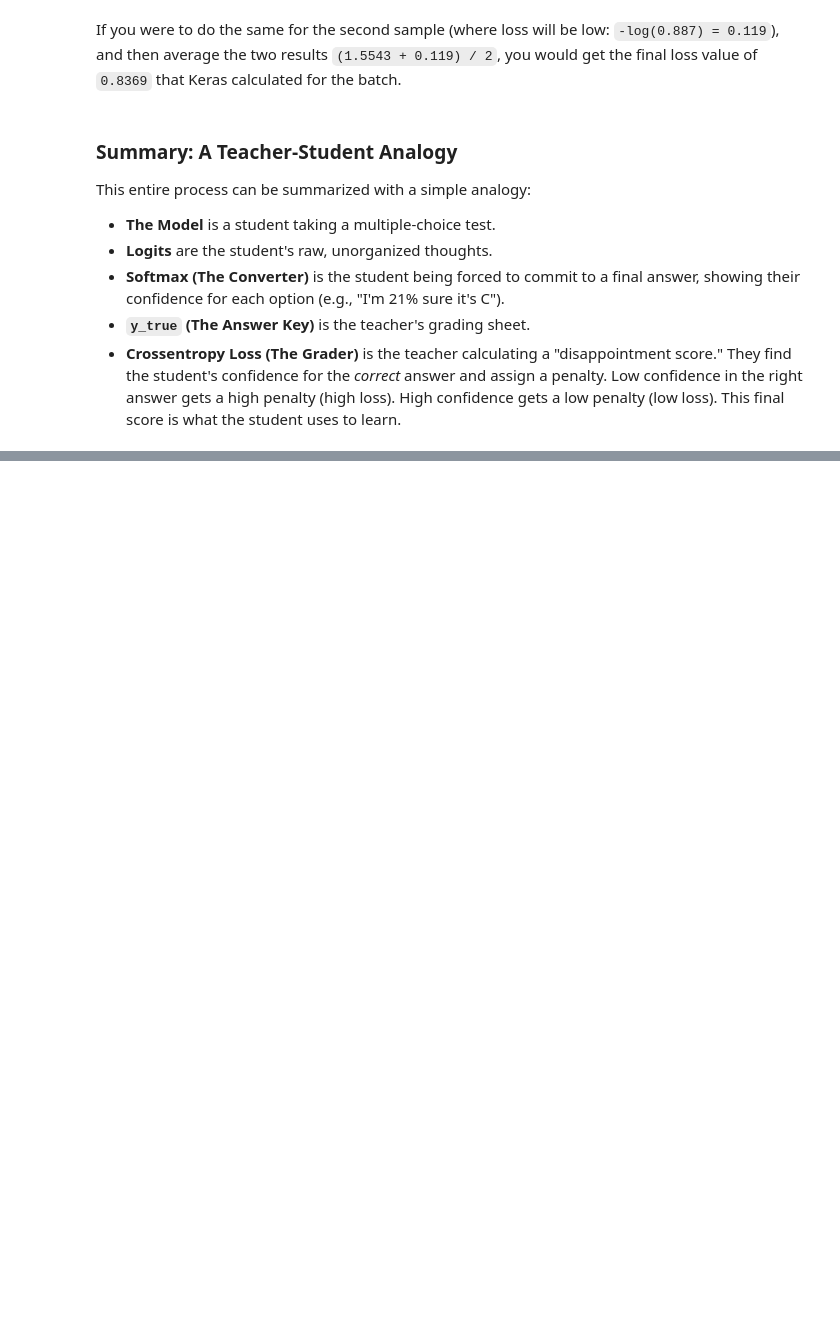
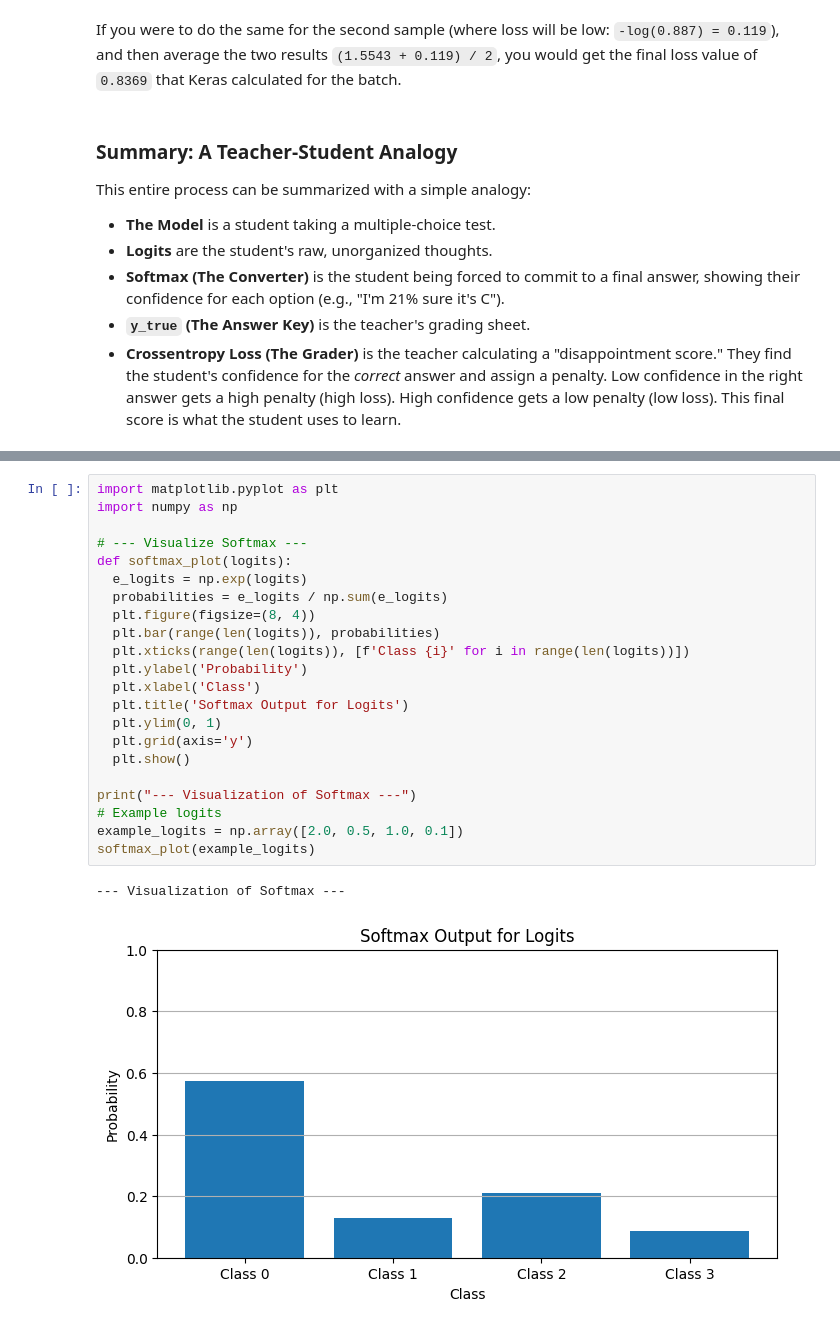
Before and after one commit to snowch-notes/deep-learning, a Jupyter notebook: scc_and_softmax.ipynb, the cells around one changed output, grey strips where cells are left out. Cells and saved outputs as stored; diff of their text form; blank space fills up the shorter version.

```diff
--- a/scc_and_softmax.ipynb
+++ b/scc_and_softmax.ipynb
@@ -173,0 +200,25 @@ This entire process can be summarized with a simple analogy:
+# %%
+import matplotlib.pyplot as plt
+import numpy as np
+
+# --- Visualize Softmax ---
+def softmax_plot(logits):
+  e_logits = np.exp(logits)
+  probabilities = e_logits / np.sum(e_logits)
+  plt.figure(figsize=(8, 4))
+  plt.bar(range(len(logits)), probabilities)
+  plt.xticks(range(len(logits)), [f'Class {i}' for i in range(len(logits))])
+  plt.ylabel('Probability')
+  plt.xlabel('Class')
+  plt.title('Softmax Output for Logits')
+  plt.ylim(0, 1)
+  plt.grid(axis='y')
+  plt.show()
+
+print("--- Visualization of Softmax ---")
+# Example logits
+example_logits = np.array([2.0, 0.5, 1.0, 0.1])
+softmax_plot(example_logits)
+# %% [output]
+--- Visualization of Softmax ---
+[figure, added]
```
Also changed, not shown: parts of 8 cells of this notebook.
